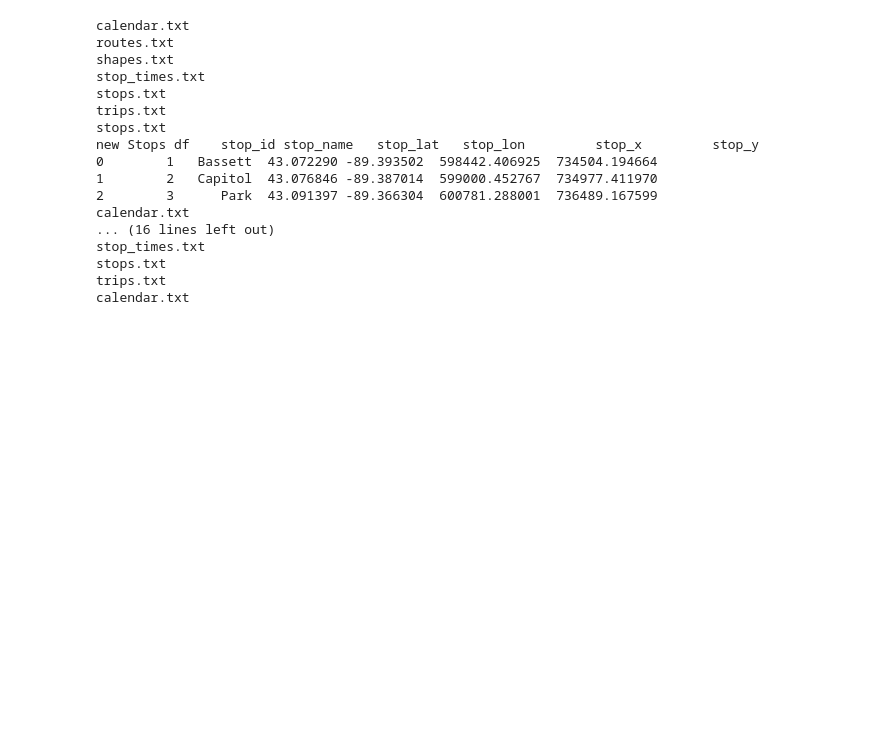
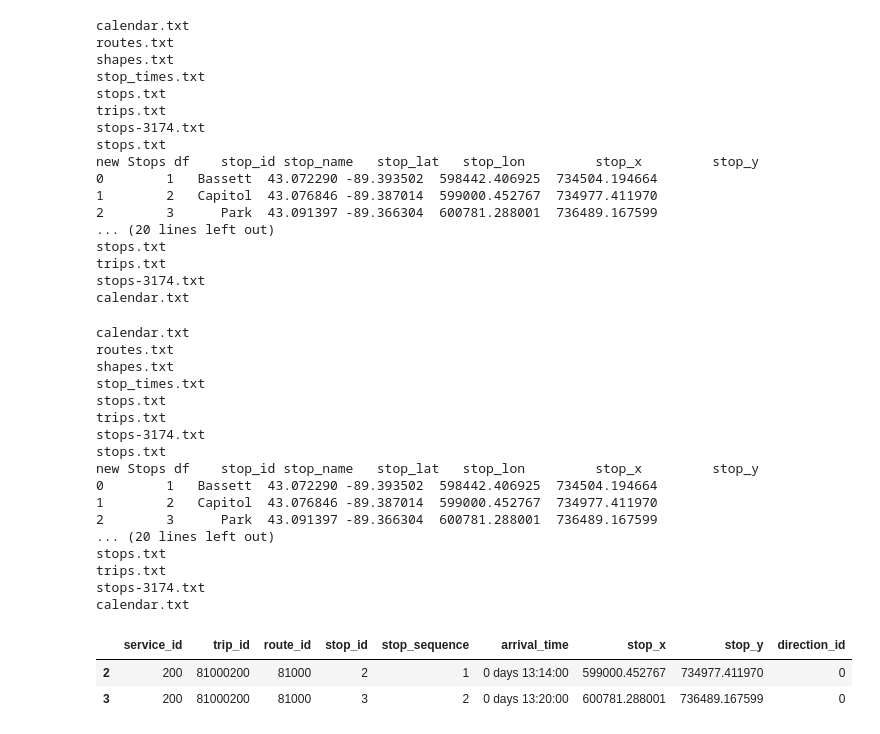
Before and after one commit to Charlesq666/simulator, a Jupyter notebook: notebooks/bazaar-demo-transfer.ipynb, the cells around one changed output. Cells and saved outputs as stored; diff of their text form; code cells hidden in the pictures; blank space fills up the shorter version.

```diff
--- a/notebooks/bazaar-demo-transfer.ipynb
+++ b/notebooks/bazaar-demo-transfer.ipynb
@@ -21,8 +21,8 @@ DAY = "monday"
 START_TIME = "13:00:00"
 ELAPSE_TIME = "00:30:00"
 AVG_WALKING_SPEED = 1.4 # 1.4 meters per second
-MAX_WALKING_MIN = 10
-TRIP_DELAY = [(80000100, "13:08:00"), (80000200, "13:22:00")]
+MAX_WALKING_MIN = 1000
+TRIP_DELAY = [(80000100, "13:20:00"), (80000200, "13:40:00")]
 city = gpd.read_file("../data/plot/background/madison-shp")
 lakes = gpd.read_file("../data/plot/background/water-shp")
 street = gpd.read_file("../data/plot/background/street-shp")
@@ -31,6 +31,8 @@ min_lon = city.bounds.minx.min()
 max_lat = city.bounds.maxy.max()
 min_lat = city.bounds.miny.min()
 
+sc = SCanalyzer(DATA_PATH)
+
 geolocator = Nominatim(user_agent="wisc_bazarr_demo")
 manager = LocalManager(DATA_PATH, OUT_PATH, None)
 busSim = BusSim(manager, DAY, START_TIME, ELAPSE_TIME, AVG_WALKING_SPEED, MAX_WALKING_MIN, TRIP_DELAY)
@@ -41,17 +43,40 @@ shapes.txt
 stop_times.txt
 stops.txt
 trips.txt
+stops-3174.txt
 stops.txt
 new Stops df    stop_id stop_name   stop_lat   stop_lon         stop_x         stop_y
 0        1   Bassett  43.072290 -89.393502  598442.406925  734504.194664
 1        2   Capitol  43.076846 -89.387014  599000.452767  734977.411970
 2        3      Park  43.091397 -89.366304  600781.288001  736489.167599
-calendar.txt
-... (16 lines left out)
-stop_times.txt
+... (20 lines left out)
 stops.txt
 trips.txt
+stops-3174.txt
 calendar.txt
+# %%
+busSim._gen_final_df(TRIP_DELAY)
+# %% [output]
+calendar.txt
+routes.txt
+shapes.txt
+stop_times.txt
+stops.txt
+trips.txt
+stops-3174.txt
+stops.txt
+new Stops df    stop_id stop_name   stop_lat   stop_lon         stop_x         stop_y
+0        1   Bassett  43.072290 -89.393502  598442.406925  734504.194664
+1        2   Capitol  43.076846 -89.387014  599000.452767  734977.411970
+2        3      Park  43.091397 -89.366304  600781.288001  736489.167599
+... (20 lines left out)
+stops.txt
+trips.txt
+stops-3174.txt
+calendar.txt
+|  | service_id | trip_id | route_id | stop_id | stop_sequence | arrival_time | stop_x | stop_y | direction_id |
+| 2 | 200 | 81000200 | 81000 | 2 | 1 | 0 days 13:14:00 | 599000.452767 | 734977.411970 | 0 |
+| 3 | 200 | 81000200 | 81000 | 3 | 2 | 0 days 13:20:00 | 600781.288001 | 736489.167599 | 0 |
 # %%
 cache = {}
 def geocode(addr):
```
Also changed, not shown: parts of 3 cells of this notebook, 1 other file.
